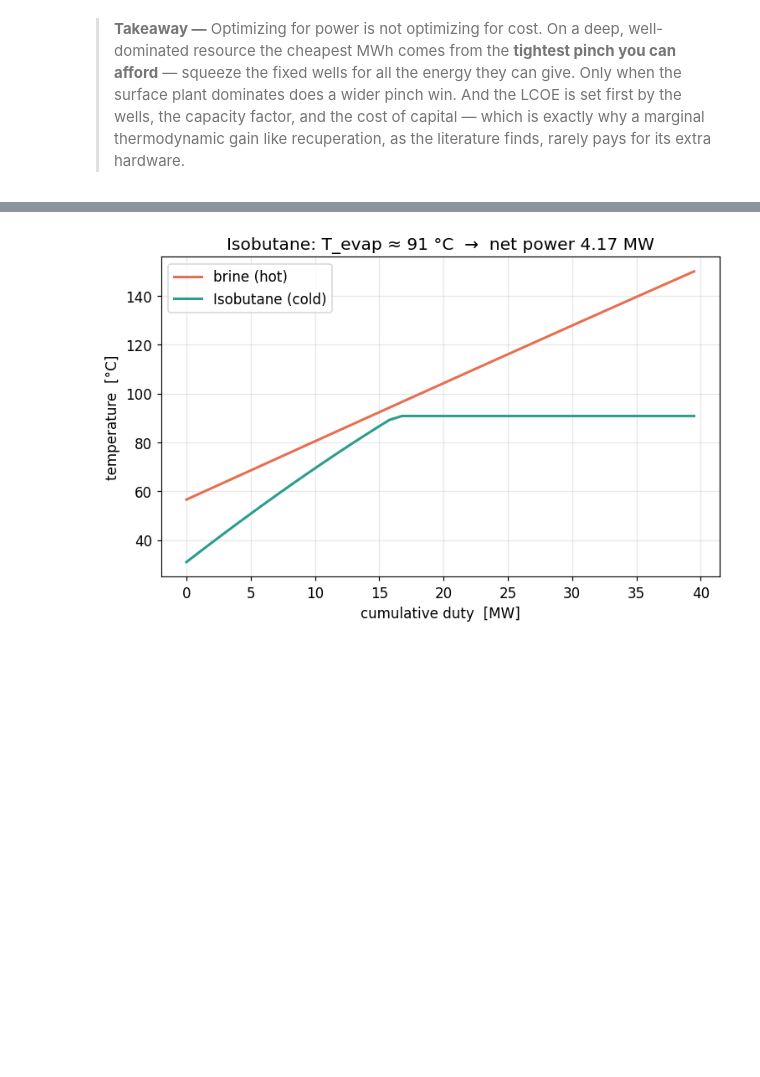
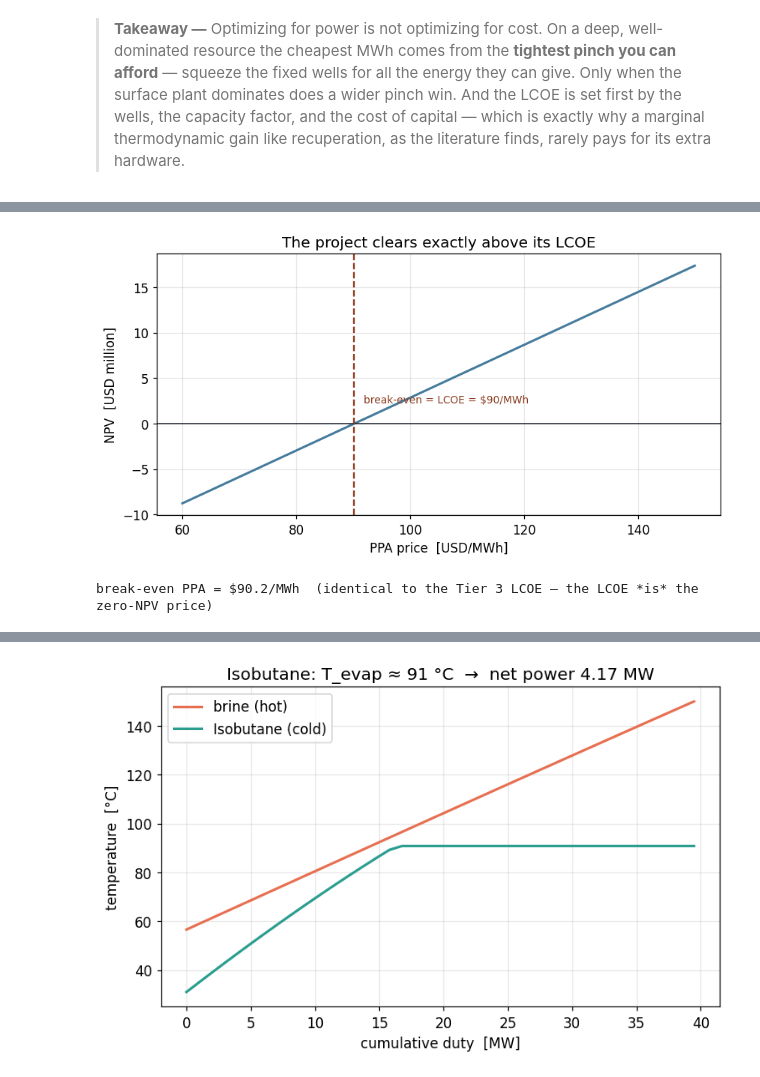
Before and after one commit to khb-git/geothermal-orc, a Jupyter notebook: notebooks/demo.ipynb, the cells around one changed output, grey strips where cells are left out. Cells and saved outputs as stored; diff of their text form; code cells hidden in the pictures; blank space fills up the shorter version.

Commit message:
Tier 4: project finance & risk - DCF, NPV/IRR, break-even PPA, Monte Carlo

```diff
--- a/notebooks/demo.ipynb
+++ b/notebooks/demo.ipynb
@@ -1023,0 +1036,25 @@ pays for its extra hardware.
+# %%
+from geothermal_orc.finance import (ProjectAssumptions, project_cashflow,
+                                   monte_carlo)
+
+ppas = np.linspace(60, 150, 19)
+npvs = [project_cashflow(econ, ProjectAssumptions(ppa_price=p,
+                                                  om_escalation=0.0)).npv / 1e6
+        for p in ppas]
+
+fig, ax = plt.subplots(figsize=(7.8, 4.2))
+ax.plot(ppas, npvs, "-", color="#457b9d", lw=2)
+ax.axhline(0, color="#1a1f2b", lw=1)
+ax.axvline(econ.lcoe, color="#8b3a1f", ls="--")
+ax.annotate(f"break-even = LCOE = ${econ.lcoe:.0f}/MWh",
+            (econ.lcoe, 0), textcoords="offset points", xytext=(8, 18),
+            color="#8b3a1f", fontsize=9)
+ax.set_xlabel("PPA price  [USD/MWh]"); ax.set_ylabel("NPV  [USD million]")
+ax.set_title("The project clears exactly above its LCOE")
+plt.tight_layout(); plt.show()
+
+print(f"break-even PPA = ${econ.lcoe:.1f}/MWh  (identical to the Tier 3 LCOE — "
+      f"the LCOE *is* the zero-NPV price)")
+# %% [output]
+[figure, added]
+break-even PPA = $90.2/MWh  (identical to the Tier 3 LCOE — the LCOE *is* the zero-NPV price)
```
Also changed, not shown: parts of 14 cells of this notebook, 5 other files.
